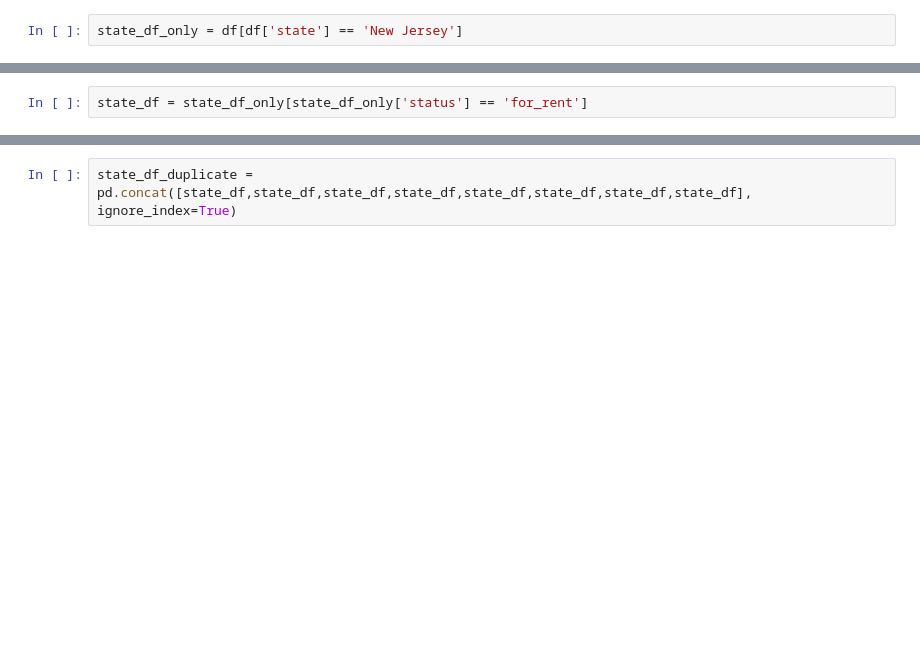
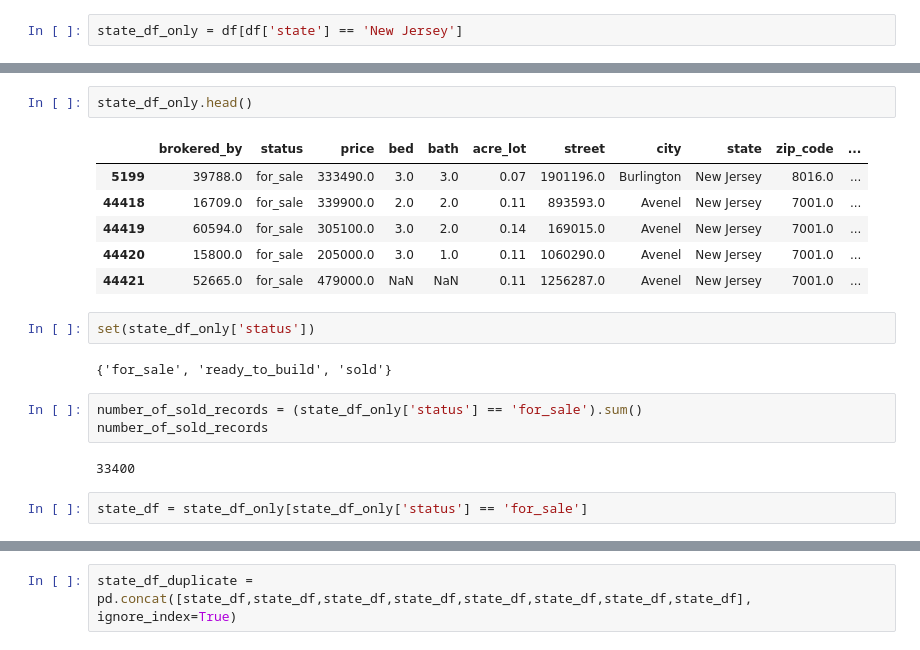
Before and after one commit to rishikeshydv/scailAnalytics, a Jupyter notebook: backend/src/models/rent-estimator.ipynb, the cells around one changed output, grey strips where cells are left out. Saved outputs shown, nothing was run; the diff lists cells and outputs as text; blank space fills up the shorter version.

```diff
--- a/backend/src/models/rent-estimator.ipynb
+++ b/backend/src/models/rent-estimator.ipynb
@@ -44,5 +61,23 @@ state_df_only = df[df['state'] == 'New Jersey']
+# %%
+state_df_only.head()
+# %% [output]
+|  | brokered_by | status | price | bed | bath | acre_lot | street | city | state | zip_code | ... |
+| 5199 | 39788.0 | for_sale | 333490.0 | 3.0 | 3.0 | 0.07 | 1901196.0 | Burlington | New Jersey | 8016.0 | ... |
+| 44418 | 16709.0 | for_sale | 339900.0 | 2.0 | 2.0 | 0.11 | 893593.0 | Avenel | New Jersey | 7001.0 | ... |
+| 44419 | 60594.0 | for_sale | 305100.0 | 3.0 | 2.0 | 0.14 | 169015.0 | Avenel | New Jersey | 7001.0 | ... |
+| 44420 | 15800.0 | for_sale | 205000.0 | 3.0 | 1.0 | 0.11 | 1060290.0 | Avenel | New Jersey | 7001.0 | ... |
+| 44421 | 52665.0 | for_sale | 479000.0 | NaN | NaN | 0.11 | 1256287.0 | Avenel | New Jersey | 7001.0 | ... |
+# %%
+set(state_df_only['status'])
+# %% [output]
+{'for_sale', 'ready_to_build', 'sold'}
+# %%
+number_of_sold_records = (state_df_only['status'] == 'for_sale').sum()
+number_of_sold_records
+# %% [output]
+33400
 # %%
-state_df = state_df_only[state_df_only['status'] == 'for_rent']
+state_df = state_df_only[state_df_only['status'] == 'for_sale']
 # %%
 len(state_df)
 # %% [output]
```
Also changed, not shown: parts of 23 cells of this notebook, 24 other files.
